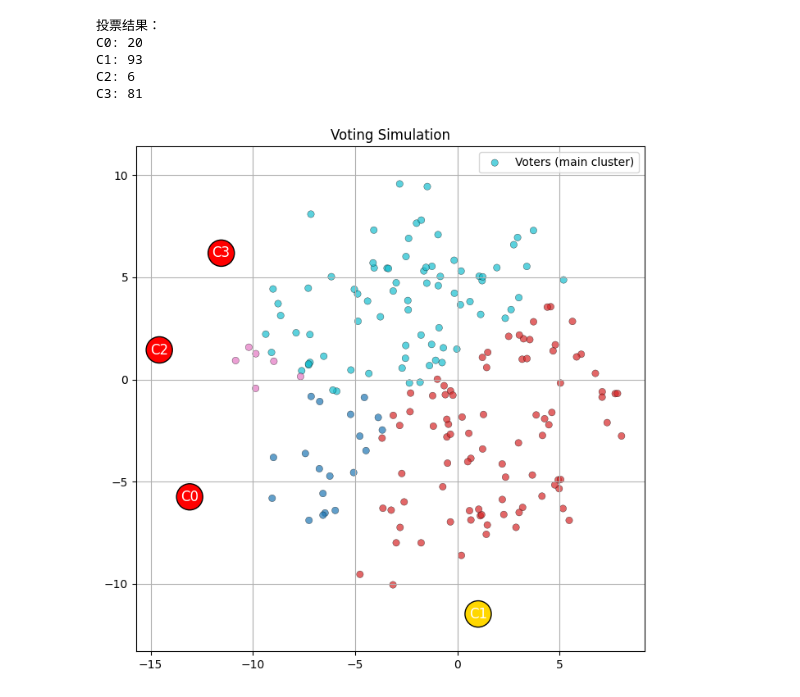
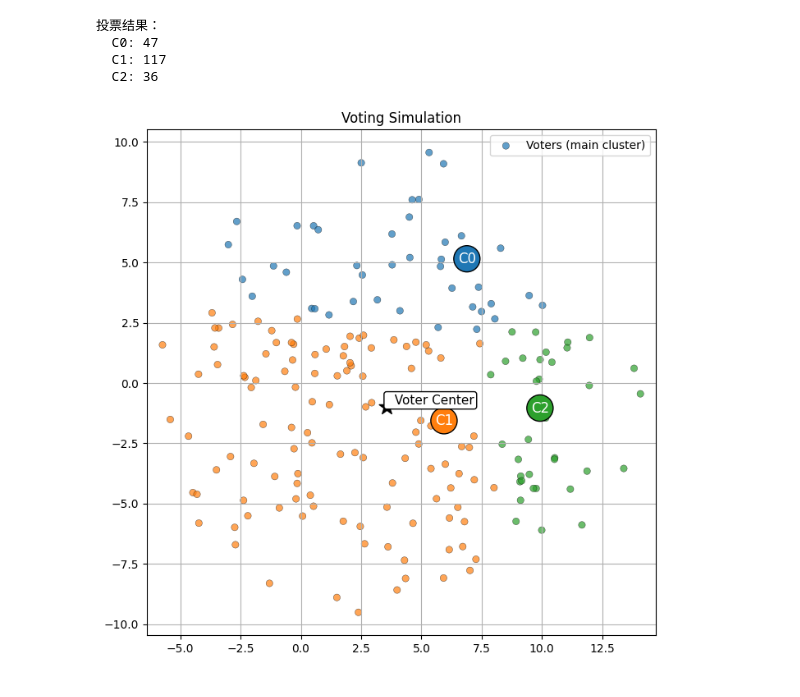
Before and after one commit to TabNahida/BallotSim, a Jupyter notebook: Simulate_v2.ipynb, the cells around one changed output. Drawn from its saved outputs; the diff is of its cells as text; code cells hidden in the pictures.

```diff
--- a/Simulate_v2.ipynb
+++ b/Simulate_v2.ipynb
@@ -50,11 +44,11 @@ sim.propose()
-# %%
-sim.vote()
-sim.get_result()
-sim.plot()
-# %% [output]
-投票结果：
-C0: 20
-C1: 93
-C2: 6
-C3: 81
-[figure, removed]
+# %%
+sim.propose(mode='evolve', evolve_func=evolve_towards_voter_center, fraction=0.3)
+sim.vote()
+sim.get_result()
+sim.plot()
+# %% [output]
+投票结果：
+  C0: 47
+  C1: 117
+  C2: 36
+[figure, added]
```
Also changed, not shown: parts of 9 cells of this notebook, 1 other file.
